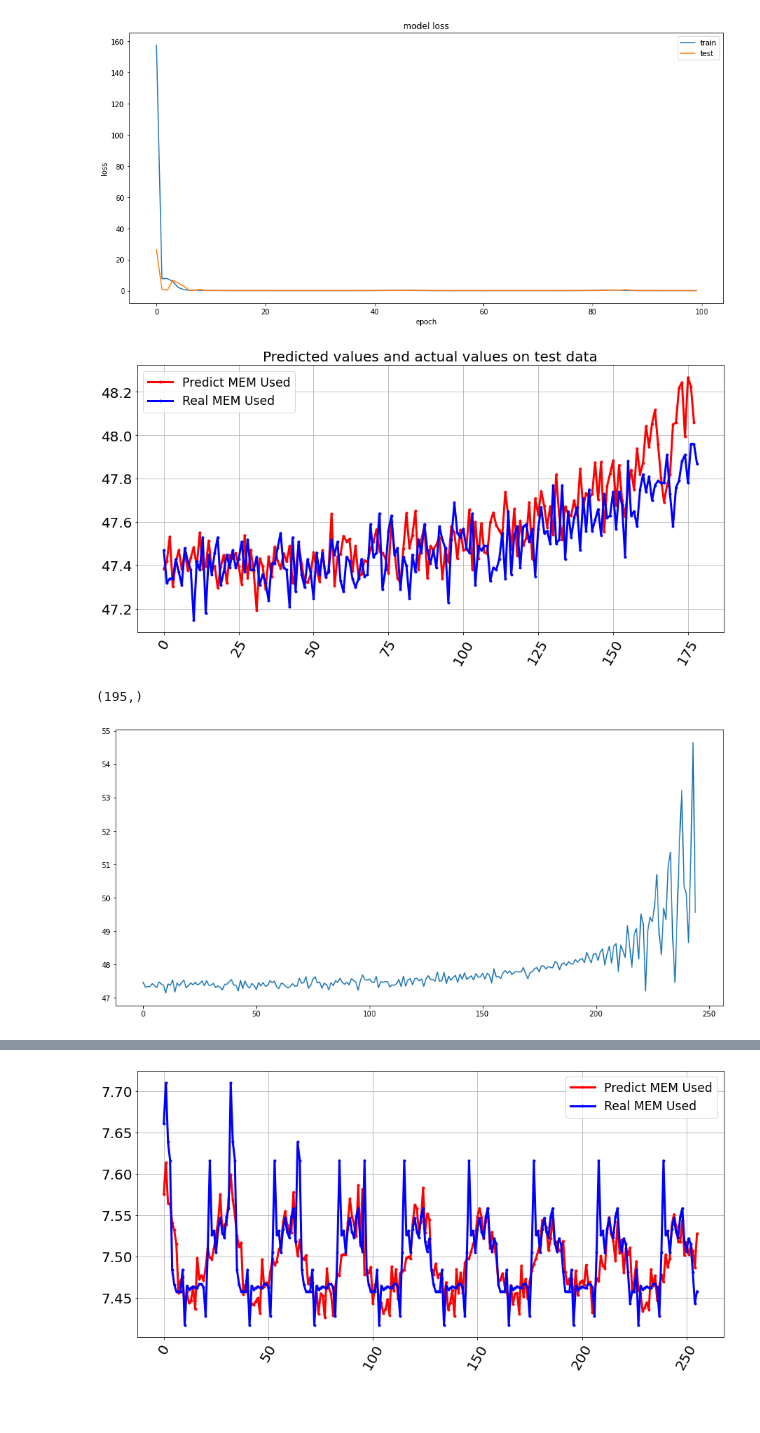
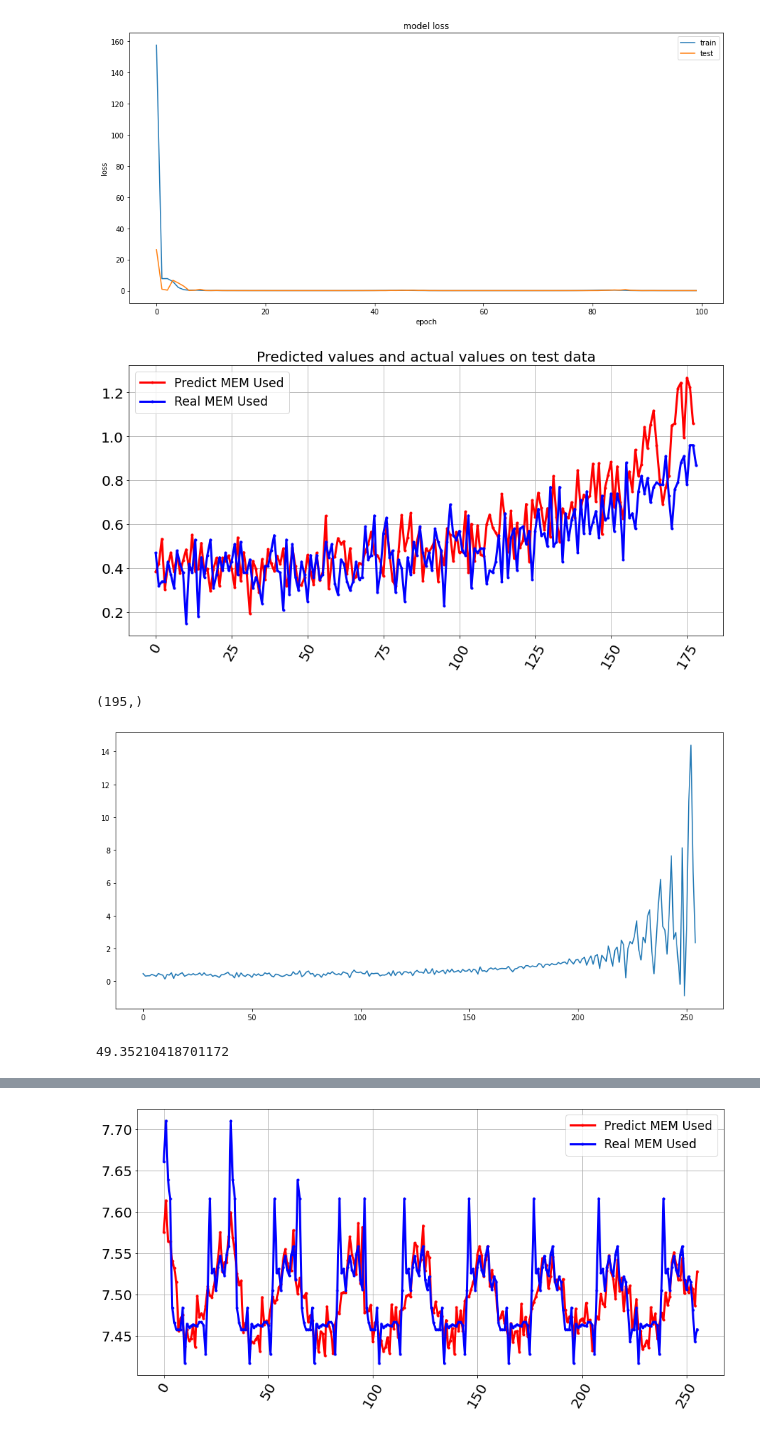
Before and after one commit to gitwetguy/Robotic-Arm-PHM, a Jupyter notebook: 02-2_Training_for_tcnae.ipynb, the cells around one changed output, grey strips where cells are left out. Drawn from its saved outputs; the diff is of its cells as text; code cells hidden in the pictures; blank space fills up the shorter version.

```diff
--- a/02-2_Training_for_tcnae.ipynb
+++ b/02-2_Training_for_tcnae.ipynb
@@ -318,19 +318,19 @@ Epoch 100/100
 # %%
 # make a prediction
 yhat = model.predict(X_train)
 
 inv_yhat = scaler.inverse_transform(yhat.reshape(-1,1))
 
-plt.plot(inv_yhat,color = 'red',marker='.', label = 'Predict MEM Used',linewidth=3)
-plt.plot(df["s11"][:-16],color = 'blue',marker='.', label = 'Real MEM Used',linewidth=3)
+plt.plot(inv_yhat-47,color = 'red',marker='.', label = 'Predict MEM Used',linewidth=3)
+plt.plot(df["s11"][:-16]-47,color = 'blue',marker='.', label = 'Real MEM Used',linewidth=3)
 plt.xticks(fontsize=20,rotation=60)
 plt.yticks(fontsize=20)
 plt.grid()
 plt.legend(fontsize='xx-large')
 plt.title('Predicted values and actual values on test data',fontsize=20)
 plt.show()
 # %% [output]
-[figure, old version]
+[figure, new version]
 # %%
 real_arr = df["s11"].values
 real_arr.shape
@@ -339,7 +339,7 @@ real_arr.shape
 # %%
 tmp = X_train[-1]
 real_arr = df["s11"].values
-for i in range(50):
+for i in range(60):
     yhat = model.predict(tmp.reshape(1,16,1))
     inv_yhat = scaler.inverse_transform(yhat.reshape(-1,1))
     #print(inv_yhat)
@@ -347,7 +347,13 @@ for i in range(50):
 
     tmp = res
     real_arr = np.concatenate([real_arr,inv_yhat.reshape(1,)],axis=0)
-plt.plot(real_arr)
+
+np.savetxt("predict_350.csv", real_arr-47, delimiter=",")
+plt.plot(real_arr-47)
 plt.show()
 # %% [output]
-[figure, old version]
+[figure, new version]
+# %%
+real_arr[-1]
+# %% [output]
+49.35210418701172
```
Also changed, not shown: parts of 2 cells of this notebook, 3 other files.
